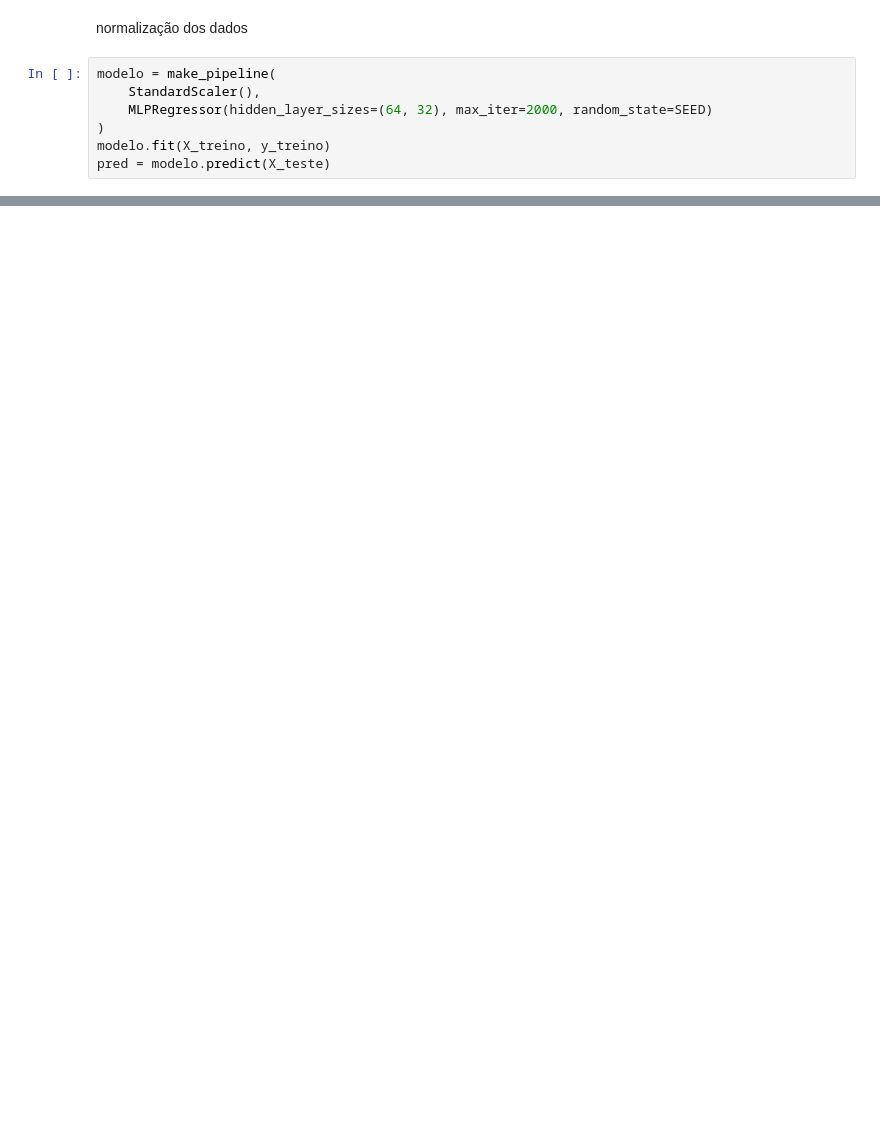
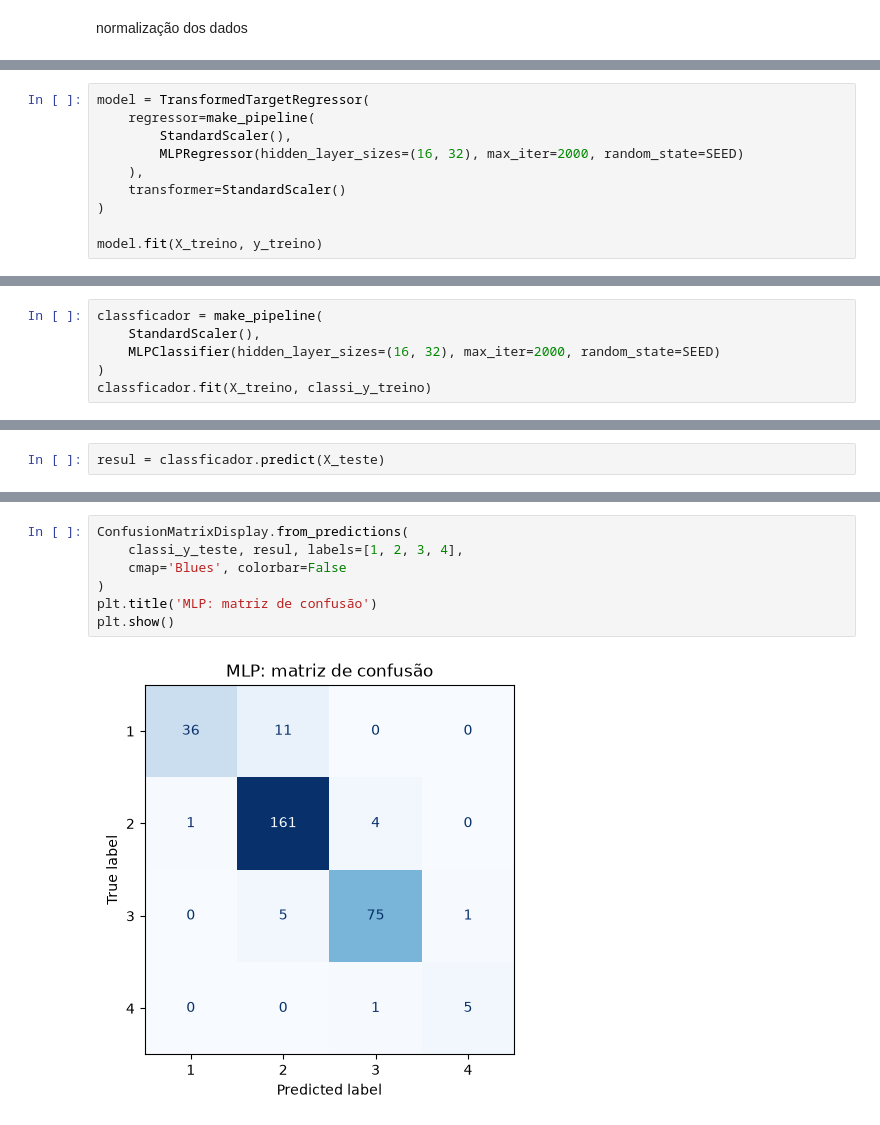
Before and after one commit to maria-exe/machine-learning, a Jupyter notebook: mlp.ipynb, the cells around one changed output, grey strips where cells are left out. Drawn from its saved outputs; the diff is of its cells as text; blank space fills up the shorter version.

```diff
--- a/mlp.ipynb
+++ b/mlp.ipynb
@@ -58,9 +65,2 @@ X_treino, X_teste, y_treino, y_teste = train_test_split(X, y, test_size=0.2, ran
 # %% [markdown]
 normalização dos dados
-# %%
-modelo = make_pipeline(
-    StandardScaler(),
-    MLPRegressor(hidden_layer_sizes=(64, 32), max_iter=2000, random_state=SEED)
-)
-modelo.fit(X_treino, y_treino)
-pred = modelo.predict(X_teste)
@@ -71,0 +67,10 @@ print(scaler.mean_, scaler.scale_)
+# %%
+model = TransformedTargetRegressor(
+    regressor=make_pipeline(
+        StandardScaler(),
+        MLPRegressor(hidden_layer_sizes=(16, 32), max_iter=2000, random_state=SEED)
+    ),
+    transformer=StandardScaler()
+)
+
+model.fit(X_treino, y_treino)
@@ -71,0 +104,6 @@ print(scaler.mean_, scaler.scale_)
+# %%
+classficador = make_pipeline(
+    StandardScaler(),
+    MLPClassifier(hidden_layer_sizes=(16, 32), max_iter=2000, random_state=SEED)
+)
+classficador.fit(X_treino, classi_y_treino)
@@ -71,0 +115,2 @@ print(scaler.mean_, scaler.scale_)
+# %%
+resul = classficador.predict(X_teste)
@@ -71,0 +145,9 @@ print(scaler.mean_, scaler.scale_)
+# %%
+ConfusionMatrixDisplay.from_predictions(
+    classi_y_teste, resul, labels=[1, 2, 3, 4],
+    cmap='Blues', colorbar=False
+)
+plt.title('MLP: matriz de confusão')
+plt.show()
+# %% [output]
+[figure, added]
```
Also changed, not shown: parts of 12 cells of this notebook, 1 other file.
